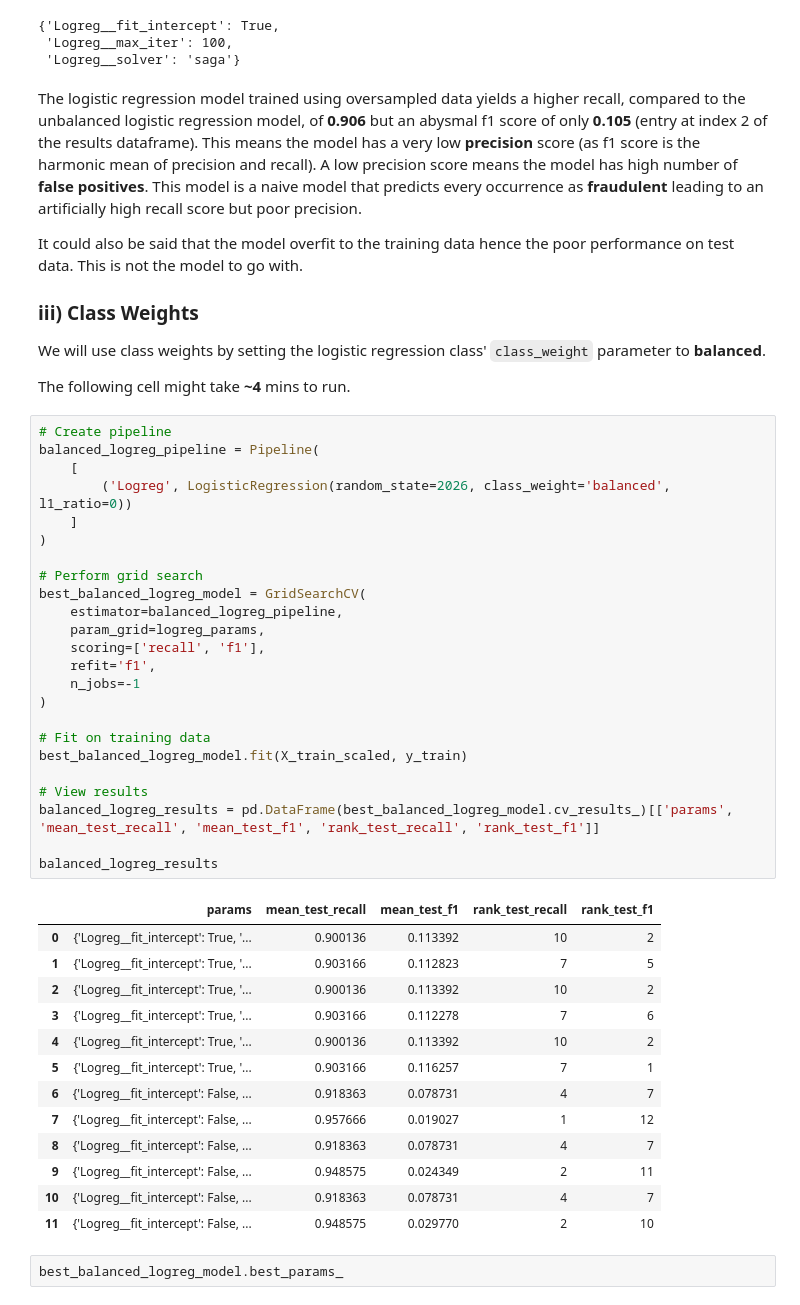
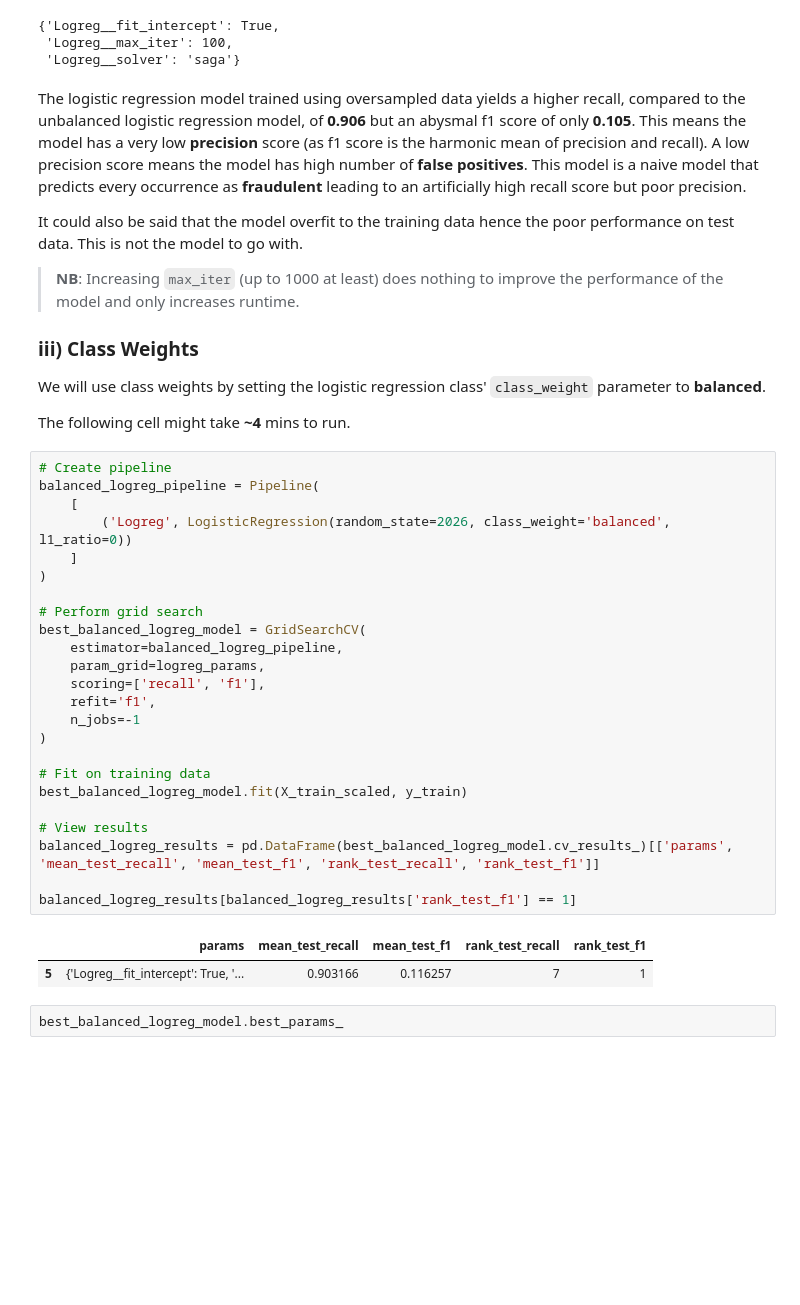
Before and after one commit to NgundoMuithya/Kaggle_Credit_Card_Fraud_Detection, a Jupyter notebook: notebook.ipynb, the cells around one changed output. Cells and saved outputs as stored; diff of their text form; blank space fills up the shorter version.

```diff
--- a/notebook.ipynb
+++ b/notebook.ipynb
@@ -576,9 +561,11 @@ best_SMOTE_logreg_model.best_params_
  'Logreg__max_iter': 100,
  'Logreg__solver': 'saga'}
 # %% [markdown]
-The logistic regression model trained using oversampled data yields a higher recall, compared to the unbalanced logistic regression model, of **0.906** but an abysmal f1 score of only **0.105** (entry at index 2 of the results dataframe). This means the model has a very low **precision** score (as f1 score is the harmonic mean of precision and recall). A low precision score means the model has high number of **false positives**. This model is a naive model that predicts every occurrence as **fraudulent** leading to an artificially high recall score but poor precision.
+The logistic regression model trained using oversampled data yields a higher recall, compared to the unbalanced logistic regression model, of **0.906** but an abysmal f1 score of only **0.105**. This means the model has a very low **precision** score (as f1 score is the harmonic mean of precision and recall). A low precision score means the model has high number of **false positives**. This model is a naive model that predicts every occurrence as **fraudulent** leading to an artificially high recall score but poor precision.
 
 It could also be said that the model overfit to the training data hence the poor performance on test data. This is not the model to go with.
+
+> **NB**: Increasing `max_iter` (up to 1000 at least) does nothing to improve the performance of the model and only increases runtime.
 
 ### iii) Class Weights
 
@@ -588,41 +575,30 @@ The following cell might take **~4** mins to run.
 # %%
 # Create pipeline
 balanced_logreg_pipeline = Pipeline(
     [
         ('Logreg', LogisticRegression(random_state=2026, class_weight='balanced', l1_ratio=0))
     ]
 )
 
 # Perform grid search
 best_balanced_logreg_model = GridSearchCV(
     estimator=balanced_logreg_pipeline,
     param_grid=logreg_params,
     scoring=['recall', 'f1'],
     refit='f1',
     n_jobs=-1
 )
 
 # Fit on training data
 best_balanced_logreg_model.fit(X_train_scaled, y_train)
 
 # View results
 balanced_logreg_results = pd.DataFrame(best_balanced_logreg_model.cv_results_)[['params', 'mean_test_recall', 'mean_test_f1', 'rank_test_recall', 'rank_test_f1']]
 
-balanced_logreg_results
+balanced_logreg_results[balanced_logreg_results['rank_test_f1'] == 1]
 # %% [output]
 |  | params | mean_test_recall | mean_test_f1 | rank_test_recall | rank_test_f1 |
-| 0 | {'Logreg__fit_intercept': True, '... | 0.900136 | 0.113392 | 10 | 2 |
-| 1 | {'Logreg__fit_intercept': True, '... | 0.903166 | 0.112823 | 7 | 5 |
-| 2 | {'Logreg__fit_intercept': True, '... | 0.900136 | 0.113392 | 10 | 2 |
-| 3 | {'Logreg__fit_intercept': True, '... | 0.903166 | 0.112278 | 7 | 6 |
-| 4 | {'Logreg__fit_intercept': True, '... | 0.900136 | 0.113392 | 10 | 2 |
 | 5 | {'Logreg__fit_intercept': True, '... | 0.903166 | 0.116257 | 7 | 1 |
-| 6 | {'Logreg__fit_intercept': False, ... | 0.918363 | 0.078731 | 4 | 7 |
-| 7 | {'Logreg__fit_intercept': False, ... | 0.957666 | 0.019027 | 1 | 12 |
-| 8 | {'Logreg__fit_intercept': False, ... | 0.918363 | 0.078731 | 4 | 7 |
-| 9 | {'Logreg__fit_intercept': False, ... | 0.948575 | 0.024349 | 2 | 11 |
-| 10 | {'Logreg__fit_intercept': False, ... | 0.918363 | 0.078731 | 4 | 7 |
-| 11 | {'Logreg__fit_intercept': False, ... | 0.948575 | 0.029770 | 2 | 10 |
 # %%
 best_balanced_logreg_model.best_params_
 # %% [output]
```
Also changed, not shown: parts of 7 cells of this notebook.
